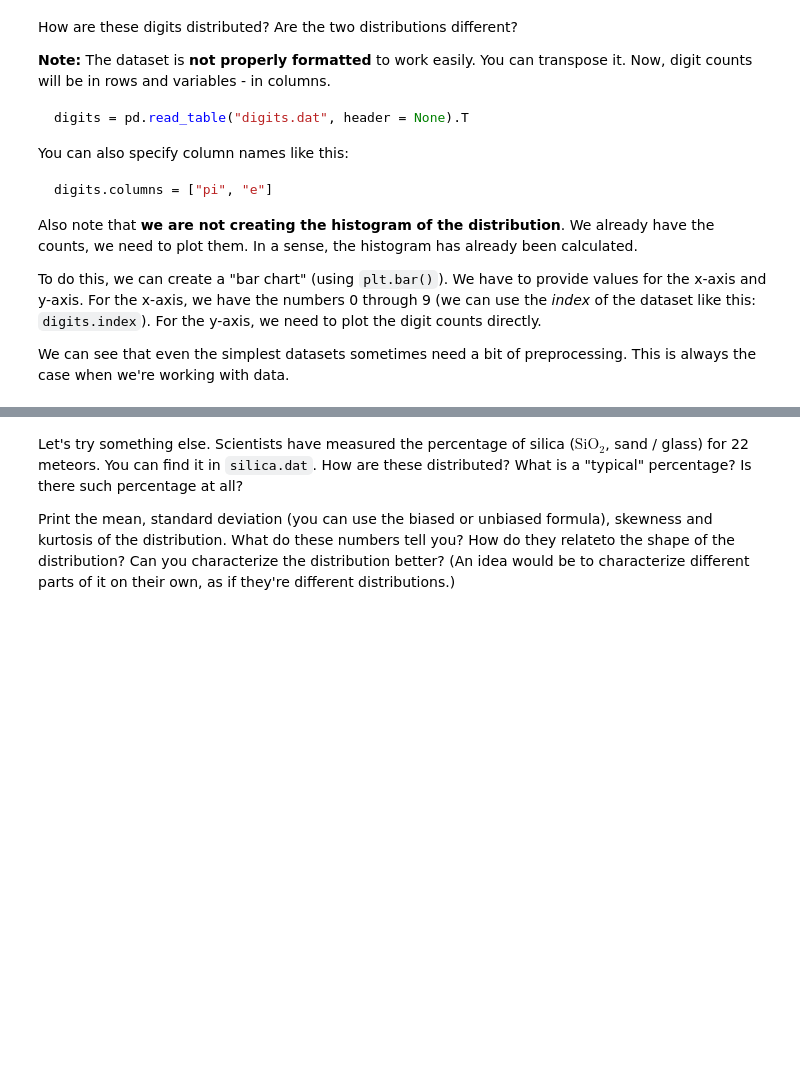
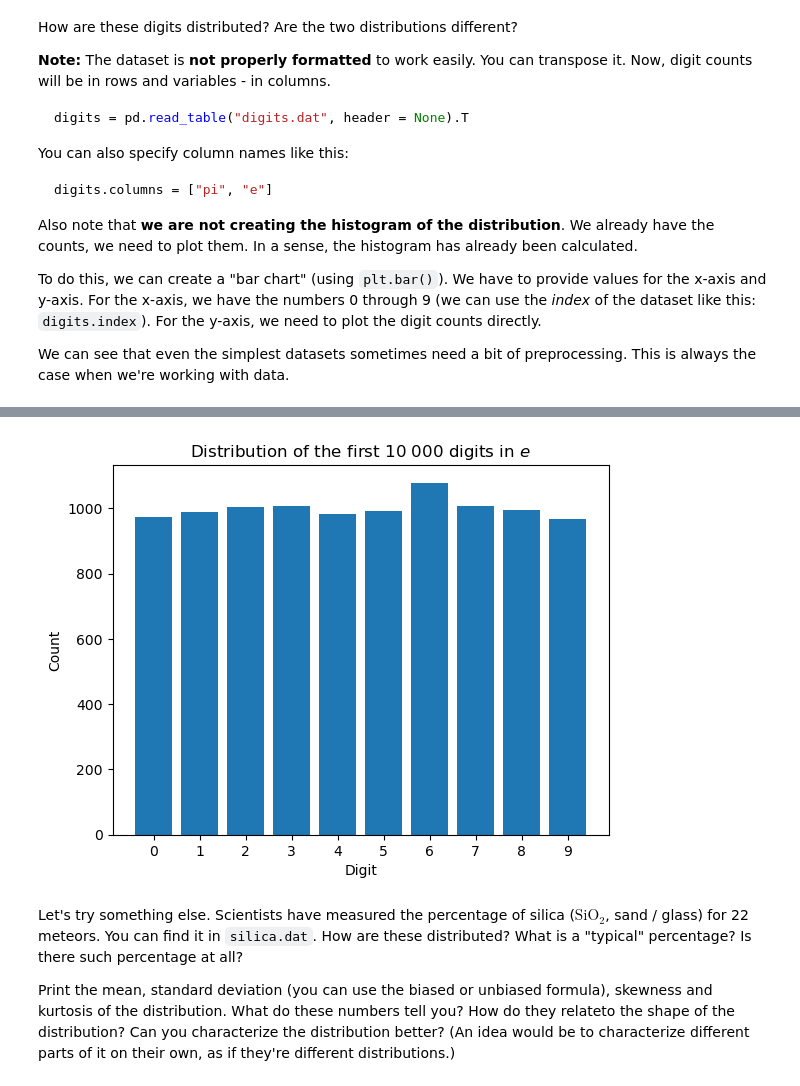
Before and after one commit to GalkaKG/Math-Concepts-for-Developers, a Jupyter notebook: 12. Exercise Statistics/Statistics Exercise.ipynb, the cells around one changed output, grey strips where cells are left out. Cells and saved outputs as stored; diff of their text form; code cells hidden in the pictures; blank space fills up the shorter version.

```diff
--- a/12. Exercise Statistics/Statistics Exercise.ipynb
+++ b/12. Exercise Statistics/Statistics Exercise.ipynb
@@ -46,3 +118,7 @@ We can see that even the simplest datasets sometimes need a bit of preprocessing
+# %%
+plot_digits(digits.e.index, digits.e.values, "e")
+# %% [output]
+[figure, added]
 # %% [markdown]
 Let's try something else. Scientists have measured the percentage of silica ($\text{SiO}_2$, sand / glass) for 22 meteors. You can find it in `silica.dat`. How are these distributed? What is a "typical" percentage? Is there such percentage at all?
 
```
Also changed, not shown: parts of 10 cells of this notebook.
